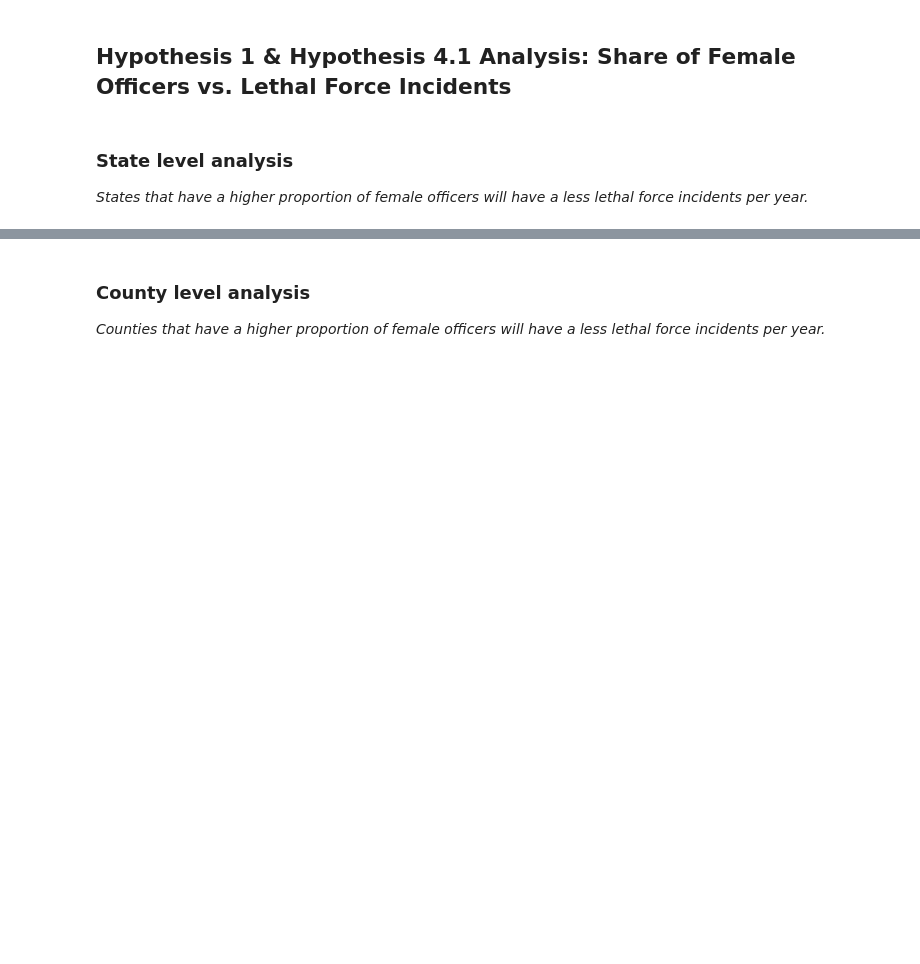
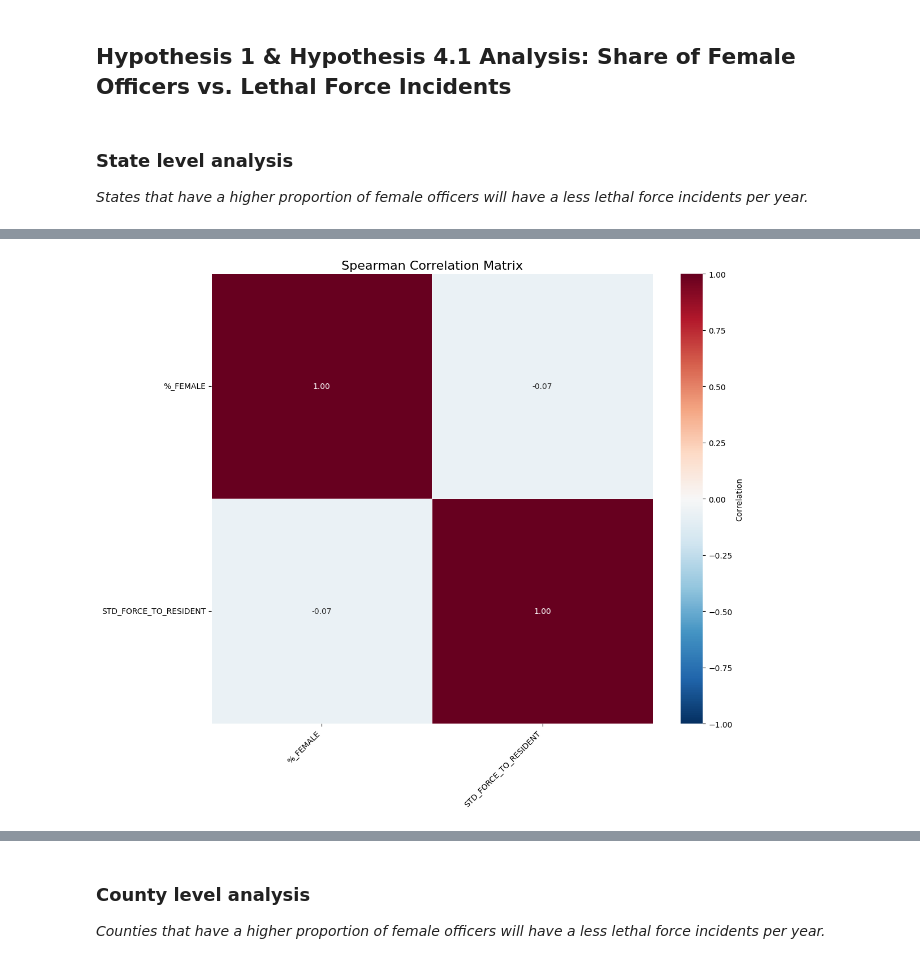
Before and after one commit to manuelarodr/IS597FinalProject, a Jupyter notebook: data_analysis.ipynb, the cells around one changed output, grey strips where cells are left out. Saved outputs shown, nothing was run; the diff lists cells and outputs as text; code cells hidden in the pictures; blank space fills up the shorter version.

```diff
--- a/data_analysis.ipynb
+++ b/data_analysis.ipynb
@@ -37,0 +75,5 @@ viz.scatter_dual_year_highlight(data, '%_FEMALE','STD_FORCE_TO_CRIME', label_map
+# %%
+corr = data[['%_FEMALE', 'STD_FORCE_TO_RESIDENT']]
+viz.plot_correlation_matrix(corr)
+# %% [output]
+[figure, added]
```
Also changed, not shown: parts of 25 cells of this notebook, 2 other files.
